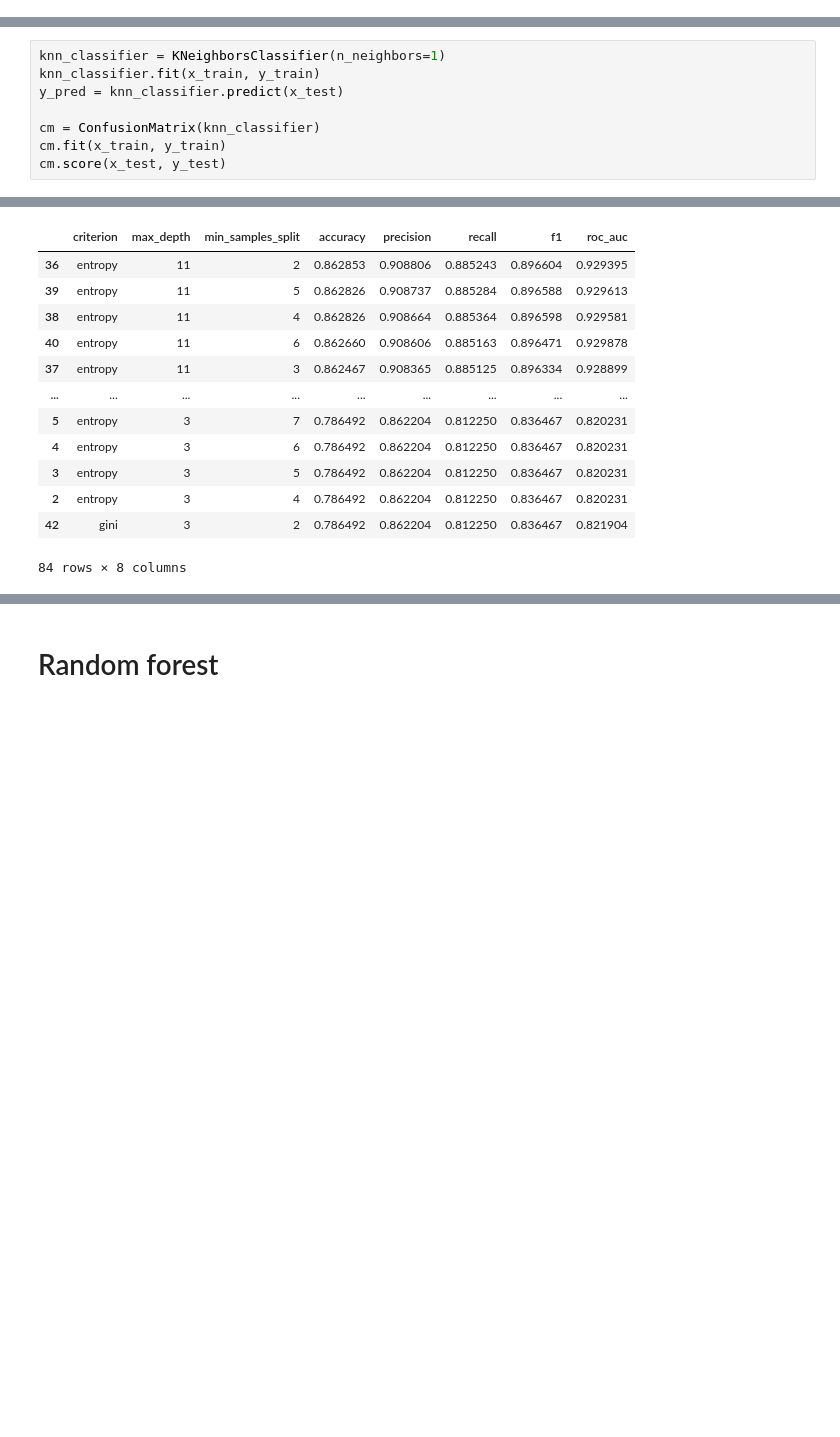
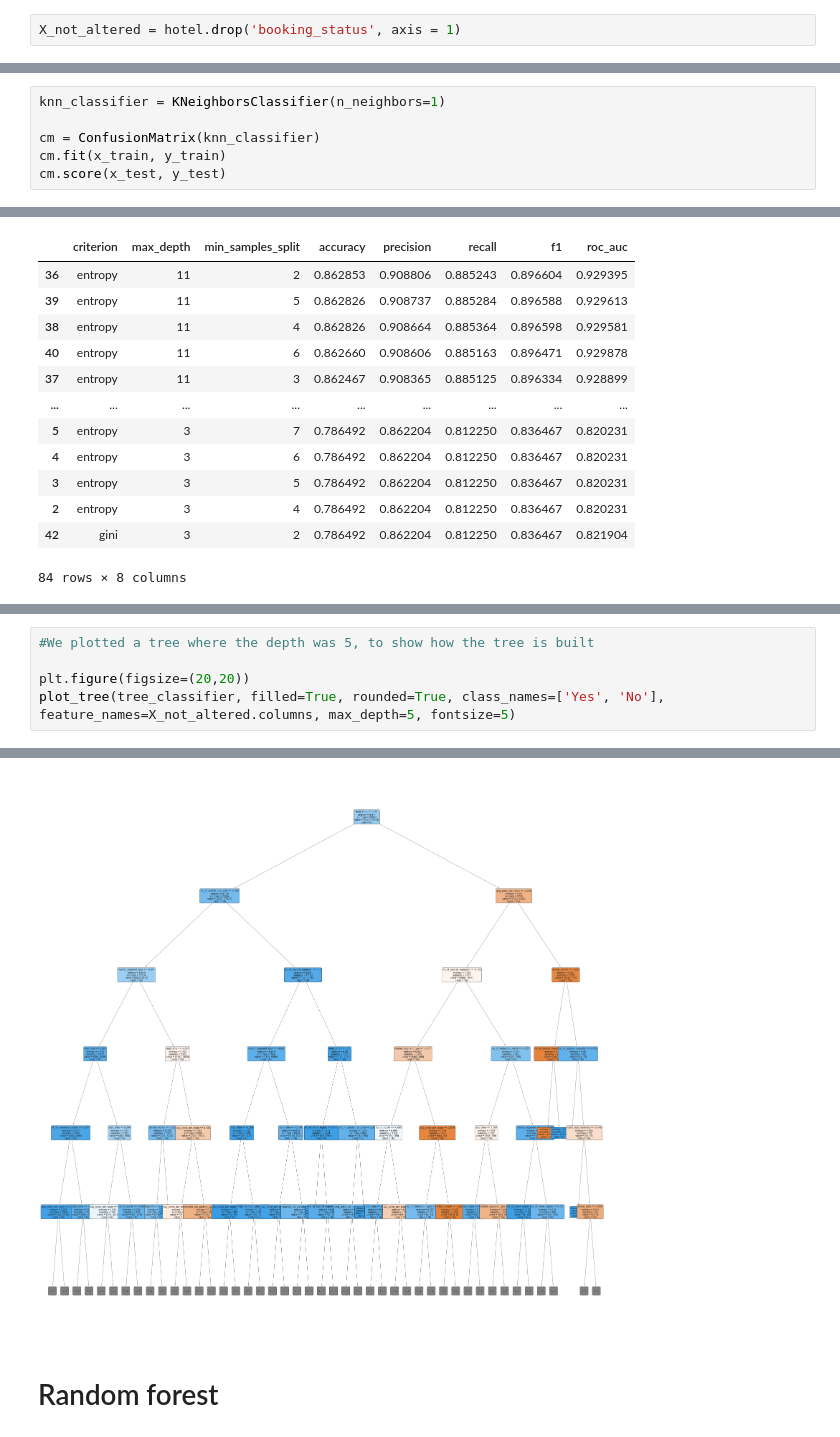
Before and after one commit to Ca3zsar/DM-Tasks, a Jupyter notebook: DM_Task3.ipynb, the cells around one changed output, grey strips where cells are left out. Cells and saved outputs as stored; diff of their text form; blank space fills up the shorter version.

```diff
--- a/DM_Task3.ipynb
+++ b/DM_Task3.ipynb
@@ -40,2 +48,4 @@ print(le_name_mapping)
+# %%
+X_not_altered = hotel.drop('booking_status', axis = 1)
 # %%
 X = hotel.drop('booking_status', axis = 1)
@@ -163,7 +165,5 @@ scores
 # %%
 knn_classifier = KNeighborsClassifier(n_neighbors=1)
-knn_classifier.fit(x_train, y_train)
-y_pred = knn_classifier.predict(x_test)
 
 cm = ConfusionMatrix(knn_classifier)
 cm.fit(x_train, y_train)
@@ -310 +307,7 @@ cm.score(x_test, y_test)
 [figure]
+# %%
+#We plotted a tree where the depth was 5, to show how the tree is built
+
+plt.figure(figsize=(20,20))
+plot_tree(tree_classifier, filled=True, rounded=True, class_names=['Yes', 'No'], feature_names=X_not_altered.columns, max_depth=5, fontsize=5)
+# %% [output]
@@ -311,3 +331,4 @@ cm.score(x_test, y_test)
+[figure, added]
 # %% [markdown]
 # Random forest
 # %%
```
Also changed, not shown: parts of 35 cells of this notebook, 1 other file.
